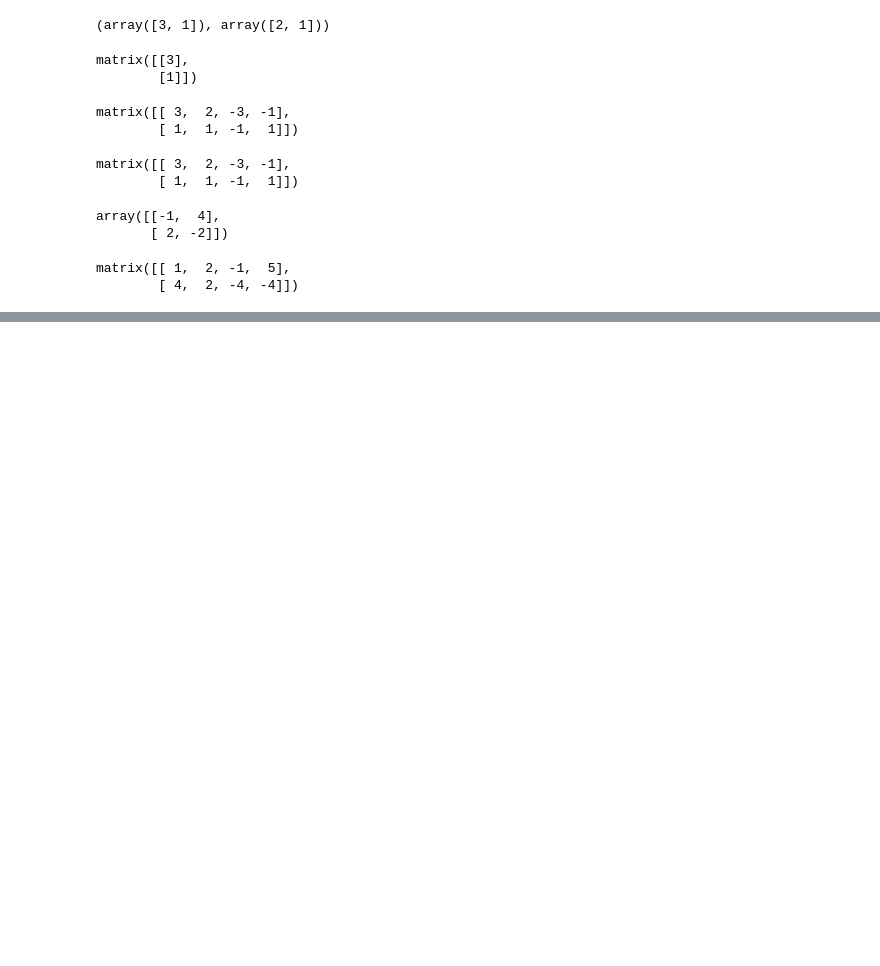
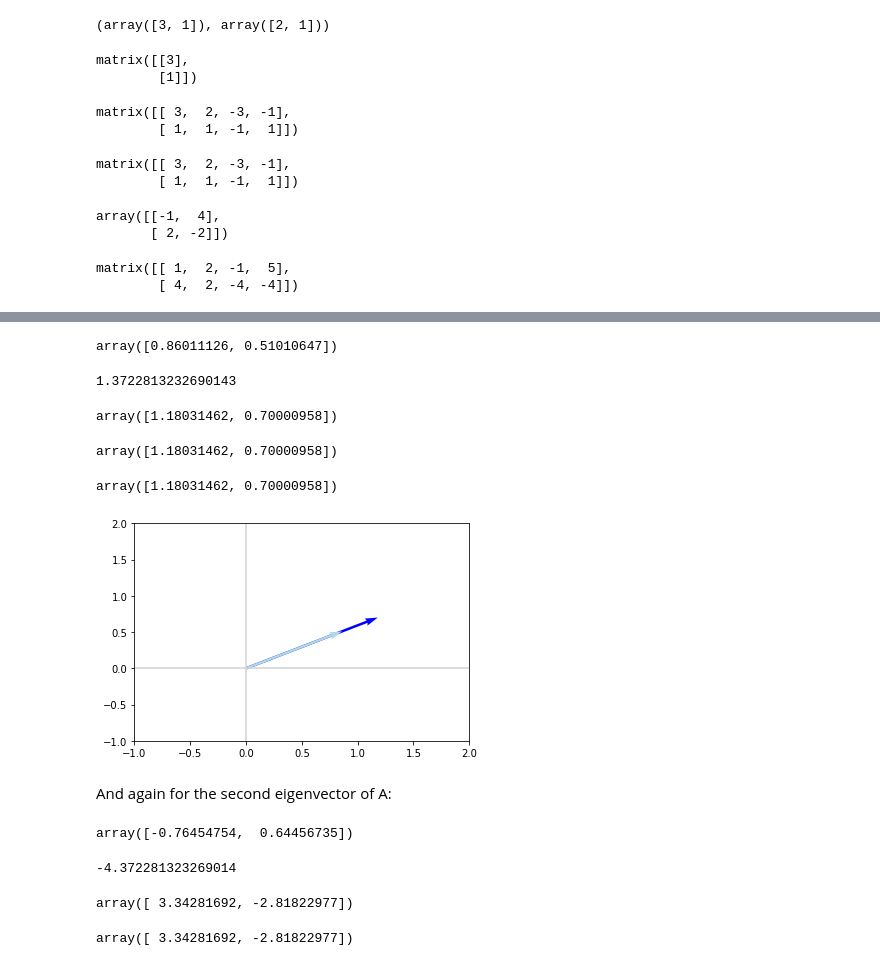
Before and after one commit to darstech/ML-Foundation, a Jupyter notebook: 2_linear_algebra_ii.ipynb, the cells around one changed output, grey strips where cells are left out. Drawn from its saved outputs; the diff is of its cells as text; code cells hidden in the pictures; blank space fills up the shorter version.

```diff
--- a/2_linear_algebra_ii.ipynb
+++ b/2_linear_algebra_ii.ipynb
@@ -239,0 +279,2 @@ matrix([[ 1,  2, -1,  5],
+# %%
+lambdas, V = np.linalg.eig(A)
@@ -239,0 +296,50 @@ matrix([[ 1,  2, -1,  5],
+# %%
+v = V[:, 0]
+v
+# %% [output]
+array([0.86011126, 0.51010647])
+# %%
+lambduh = lambdas[0]
+lambduh
+# %% [output]
+1.3722813232690143
+# %%
+Av = np.dot(A, v)
+Av
+# %% [output]
+array([1.18031462, 0.70000958])
+# %%
+lambduh * v
+# %% [output]
+array([1.18031462, 0.70000958])
+# %%
+np.dot(lambduh, v)
+# %% [output]
+array([1.18031462, 0.70000958])
+# %%
+plot_vectors([Av, v], ['blue', 'lightblue'])
+plt.xlim(-1, 2)
+_ = plt.ylim(-1, 2)
+# %% [output]
+[figure, added]
+# %% [markdown]
+And again for the second eigenvector of A:
+# %%
+v2 = V[:, 1]
+v2
+# %% [output]
+array([-0.76454754,  0.64456735])
+# %%
+lambduh2 = lambdas[1]
+lambduh2
+# %% [output]
+-4.372281323269014
+# %%
+Av2 = np.dot(A, v2)
+Av2
+# %% [output]
+array([ 3.34281692, -2.81822977])
+# %%
+np.dot(lambduh2, v2)
+# %% [output]
+array([ 3.34281692, -2.81822977])
```
Also changed, not shown: parts of 27 cells of this notebook.
